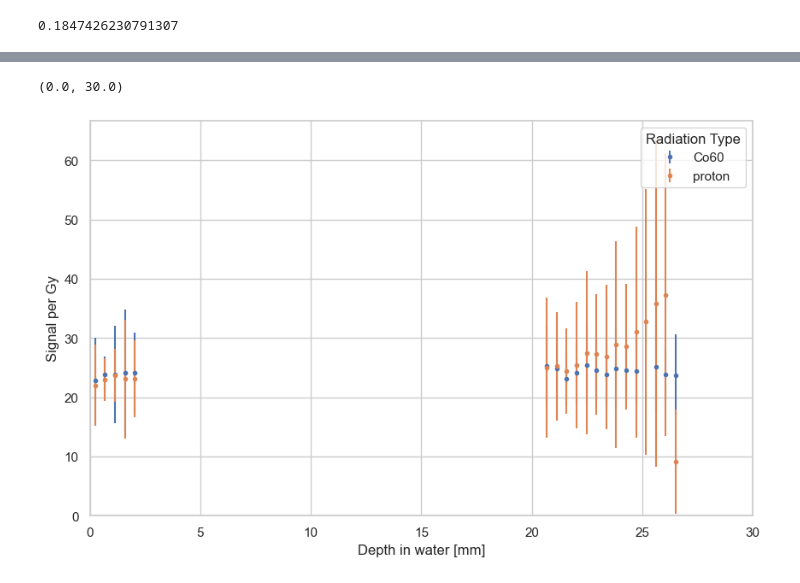
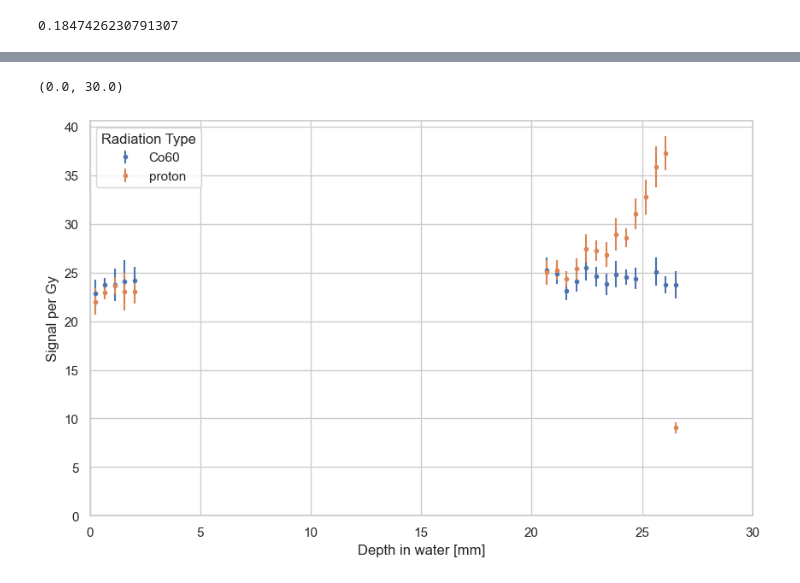
Before and after one commit to grzanka/osl_mb_foils, a Jupyter notebook: notebooks/playground/0.3-lg-1d-efficiency.ipynb, the cells around one changed output, grey strips where cells are left out. Cells and saved outputs as stored; diff of their text form; code cells hidden in the pictures.

```diff
--- a/notebooks/playground/0.3-lg-1d-efficiency.ipynb
+++ b/notebooks/playground/0.3-lg-1d-efficiency.ipynb
@@ -201,6 +201,7 @@ dose_Co60 = 5
 df_reset_pos.loc[df_reset_pos.radiation == 'proton', 'dose'] = f(df_reset_pos[df_reset_pos.radiation == 'proton'].det_mid) / df_bp_mc.iloc[0].dose * entrance_dose_protons_Gy
 df_reset_pos.loc[df_reset_pos.radiation == 'Co60', 'dose'] = dose_Co60
 # %%
-df_reset_pos['signal_per_Gy'] = df_reset_pos['mean'] / df_reset_pos['dose']
+df_reset_pos['mean_signal_per_Gy'] = df_reset_pos['mean'] / df_reset_pos['dose']
+df_reset_pos['std_signal_per_Gy'] = df_reset_pos['std'] / df_reset_pos['dose']
 df_reset_pos
 # %% [output]
@@ -224,17 +225,17 @@ df_reset_pos
 # %%
 # Create a figure and axis object
 plt.figure(figsize=(10, 6))
 
 # Add error bars
 for radiation_type in df_reset_pos['radiation'].unique():
     subset = df_reset_pos[df_reset_pos['radiation'] == radiation_type]
-    plt.errorbar(subset['det_mid'], subset['signal_per_Gy'], yerr=subset['std'], ls='', marker='.', label=f'{radiation_type}')
+    plt.errorbar(subset['det_mid'], subset['mean_signal_per_Gy'], yerr=subset['std_signal_per_Gy'], ls='', marker='.', label=f'{radiation_type}')
 
 plt.xlabel('Depth in water [mm]')
 plt.ylabel('Signal per Gy')
 plt.legend(title='Radiation Type')
 plt.ylim(0,None)
 plt.xlim(0,30)
 # %% [output]
 (0.0, 30.0)
-[figure, old version]
+[figure, new version]
```
Also changed, not shown: parts of 8 cells of this notebook.
